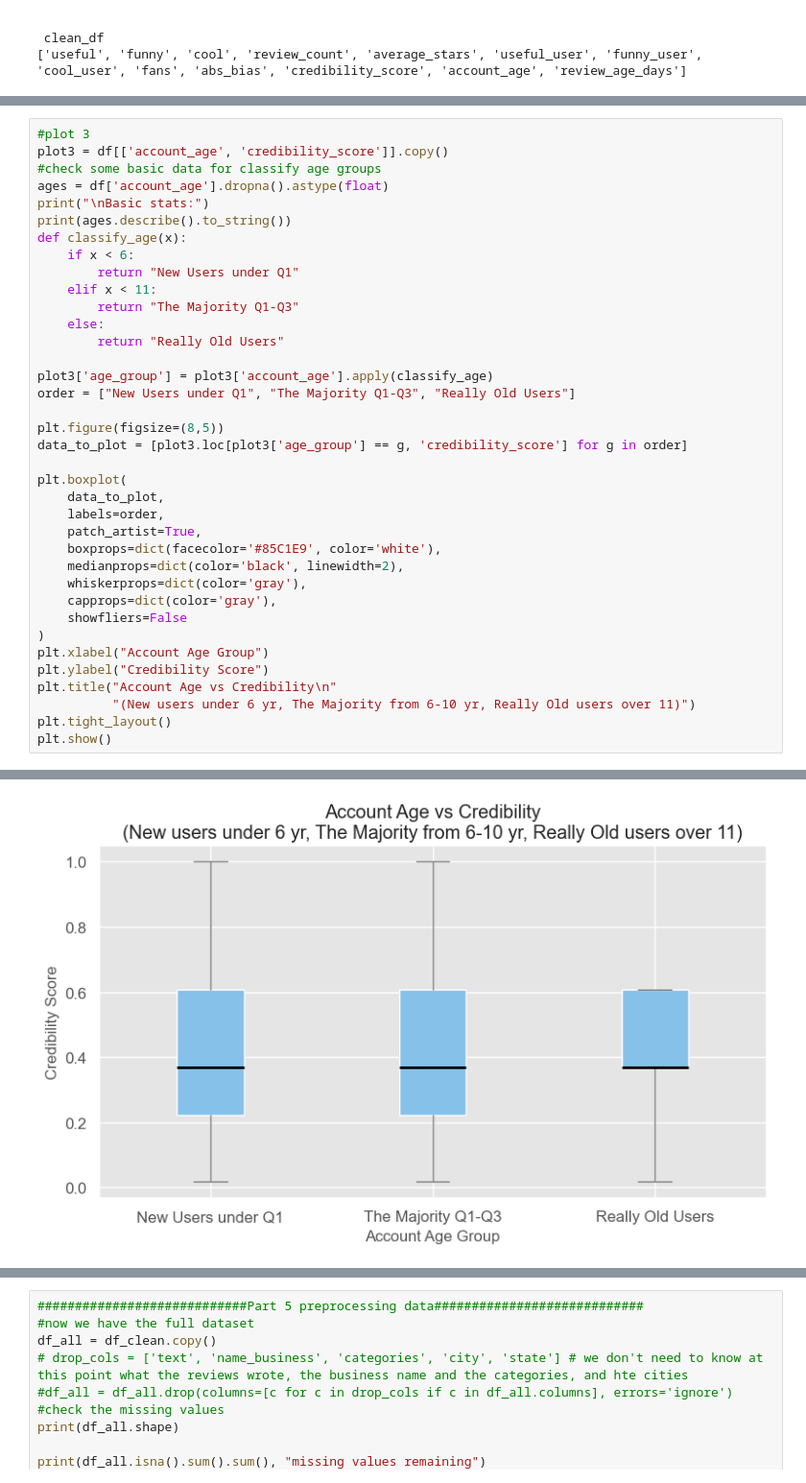
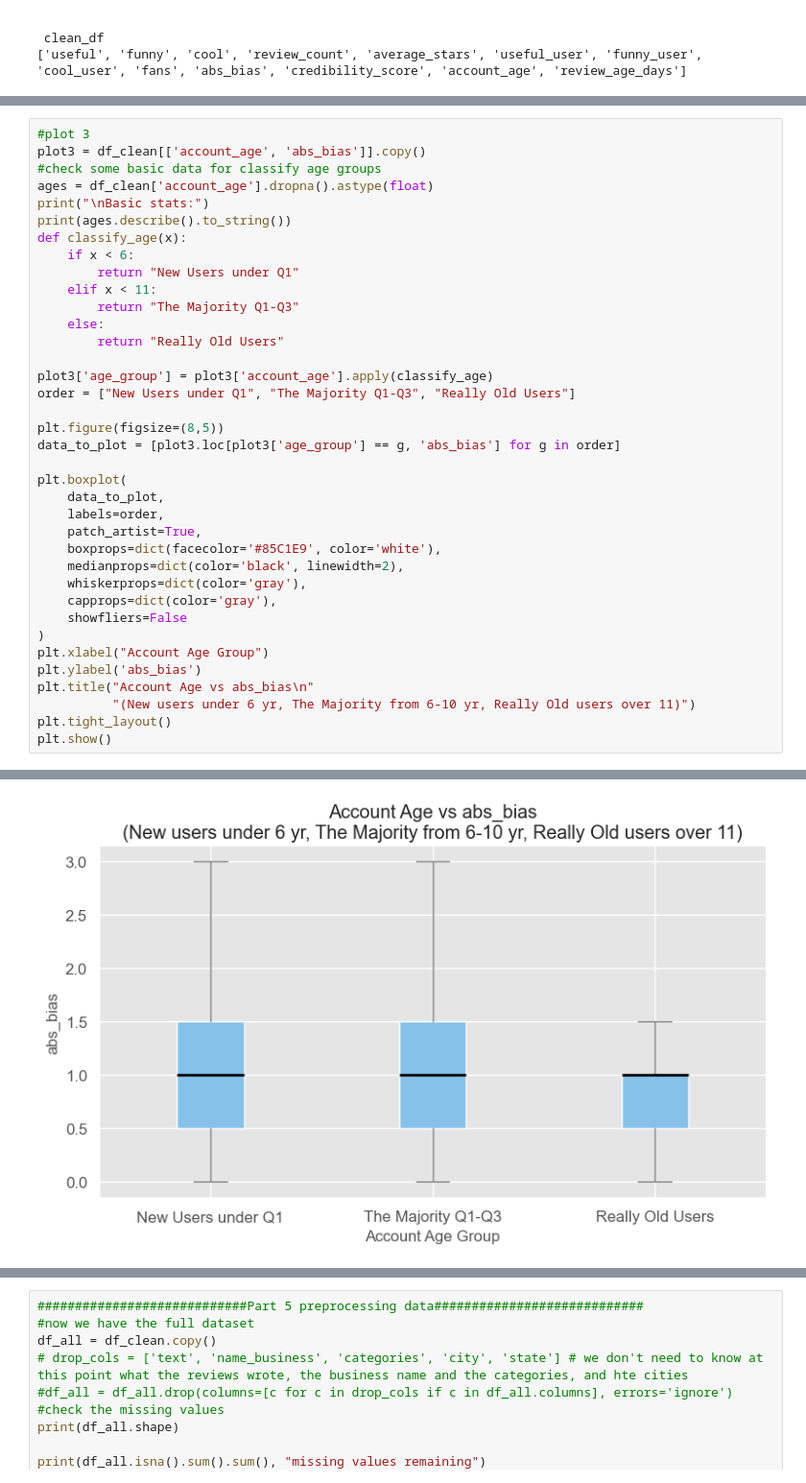
Before and after one commit to Bot-Tomchen/Data1030FinalProject, a Jupyter notebook: Final Project V1.ipynb, the cells around one changed output, grey strips where cells are left out. Shown: that part at 96% size. Cells and saved outputs as stored; diff of their text form.

```diff
--- a/Final Project V1.ipynb
+++ b/Final Project V1.ipynb
@@ -561,8 +561,8 @@ max      1.011000e+03
 # %%
 #plot 3
-plot3 = df[['account_age', 'credibility_score']].copy()
+plot3 = df_clean[['account_age', 'abs_bias']].copy()
 #check some basic data for classify age groups
-ages = df['account_age'].dropna().astype(float)
+ages = df_clean['account_age'].dropna().astype(float)
 print("\nBasic stats:")
 print(ages.describe().to_string())
 def classify_age(x):
@@ -575,36 +575,36 @@ def classify_age(x):
 
 plot3['age_group'] = plot3['account_age'].apply(classify_age)
 order = ["New Users under Q1", "The Majority Q1-Q3", "Really Old Users"]
 
 plt.figure(figsize=(8,5))
-data_to_plot = [plot3.loc[plot3['age_group'] == g, 'credibility_score'] for g in order]
+data_to_plot = [plot3.loc[plot3['age_group'] == g, 'abs_bias'] for g in order]
 
 plt.boxplot(
     data_to_plot,
     labels=order,
     patch_artist=True,
     boxprops=dict(facecolor='#85C1E9', color='white'),
     medianprops=dict(color='black', linewidth=2),
     whiskerprops=dict(color='gray'),
     capprops=dict(color='gray'),
     showfliers=False
 )
 plt.xlabel("Account Age Group")
-plt.ylabel("Credibility Score")
-plt.title("Account Age vs Credibility\n"
+plt.ylabel('abs_bias')
+plt.title("Account Age vs abs_bias\n"
           "(New users under 6 yr, The Majority from 6-10 yr, Really Old users over 11)")
 plt.tight_layout()
 plt.show()
 # %% [output]
 Basic stats:
 count    4.724668e+06
 mean     8.465515e+00
 std      3.040648e+00
 min      1.534247e-01
 25%      6.372603e+00
 50%      8.586301e+00
 75%      1.070137e+01
 max      1.743562e+01
-[figure, old version]
+[figure, new version]
 # %%
 # Review Age vs Credibility
```
Also changed, not shown: parts of 3 cells of this notebook.
